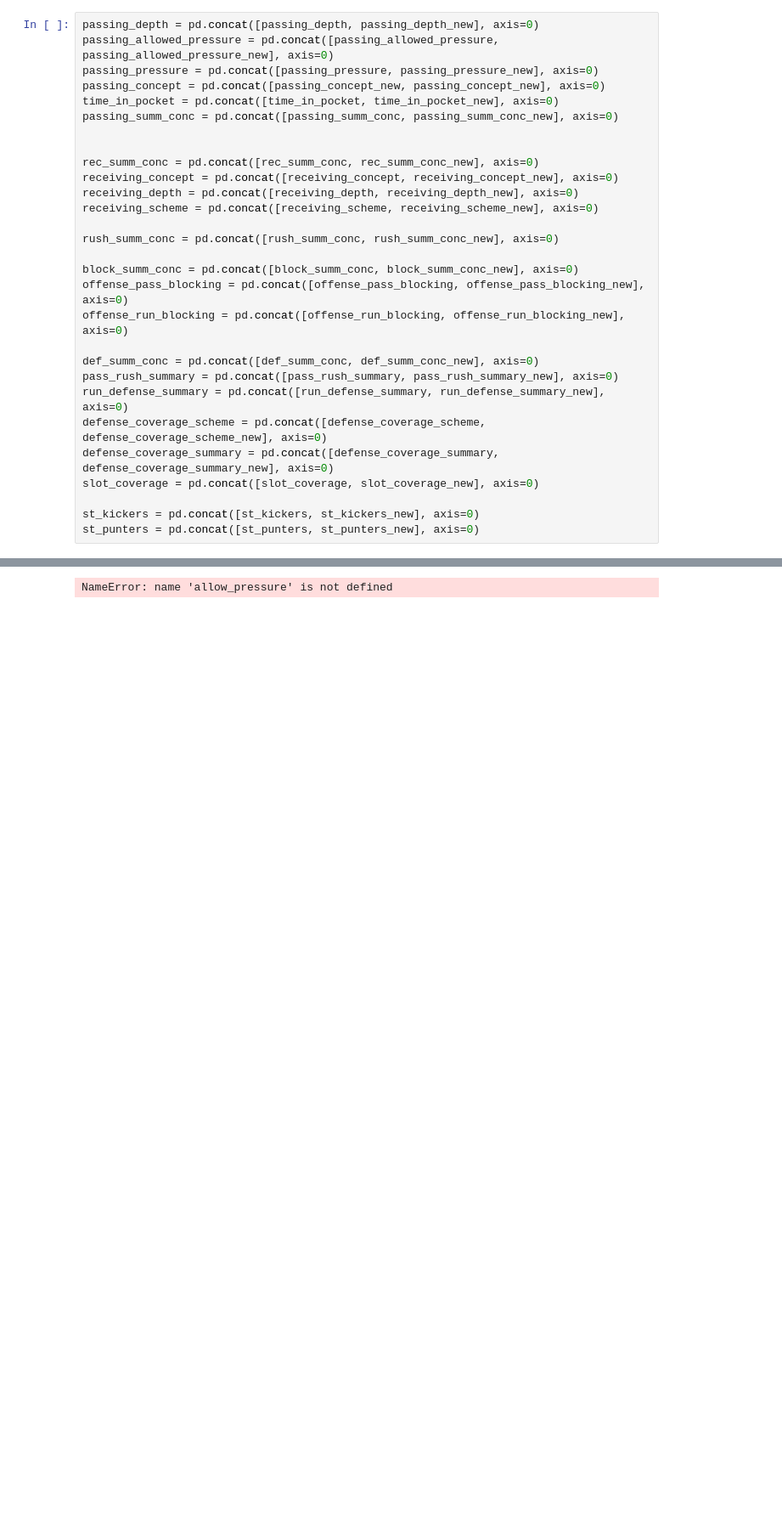
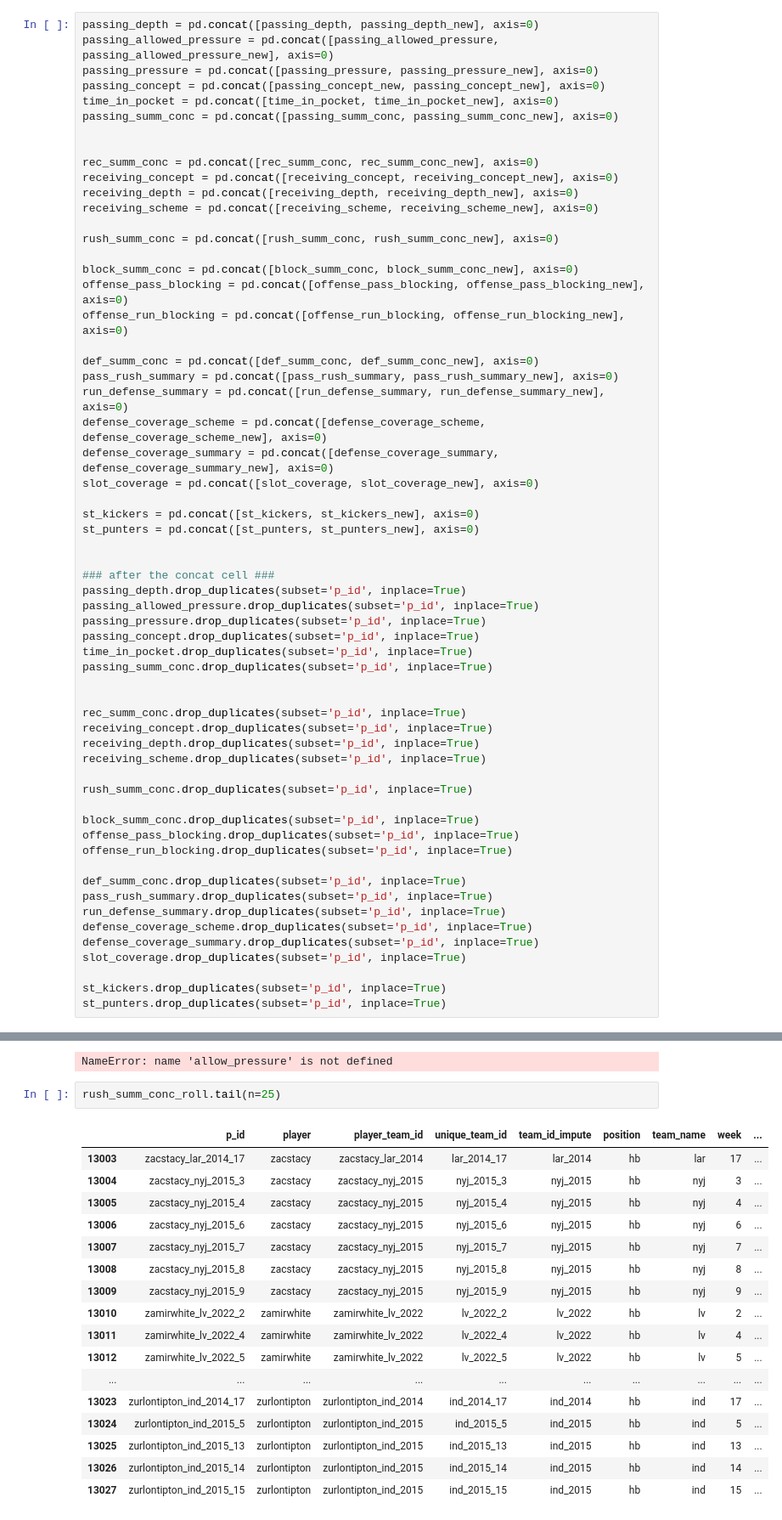
Before and after one commit to ajakks/nfl_models, a Jupyter notebook: create_modeling_data_sample_all.ipynb, the cells around one changed output, grey strips where cells are left out. Shown: that part at 85% size. Saved outputs shown, nothing was run; the diff lists cells and outputs as text; blank space fills up the shorter version.

```diff
--- a/create_modeling_data_sample_all.ipynb
+++ b/create_modeling_data_sample_all.ipynb
@@ -942,3 +966,34 @@ slot_coverage = pd.concat([slot_coverage, slot_coverage_new], axis=0)
 
 st_kickers = pd.concat([st_kickers, st_kickers_new], axis=0)
 st_punters = pd.concat([st_punters, st_punters_new], axis=0)
+
+
+### after the concat cell ###
+passing_depth.drop_duplicates(subset='p_id', inplace=True)
+passing_allowed_pressure.drop_duplicates(subset='p_id', inplace=True)
+passing_pressure.drop_duplicates(subset='p_id', inplace=True)
+passing_concept.drop_duplicates(subset='p_id', inplace=True)
+time_in_pocket.drop_duplicates(subset='p_id', inplace=True)
+passing_summ_conc.drop_duplicates(subset='p_id', inplace=True)
+
+
+rec_summ_conc.drop_duplicates(subset='p_id', inplace=True)
+receiving_concept.drop_duplicates(subset='p_id', inplace=True)
+receiving_depth.drop_duplicates(subset='p_id', inplace=True)
+receiving_scheme.drop_duplicates(subset='p_id', inplace=True)
+
+rush_summ_conc.drop_duplicates(subset='p_id', inplace=True)
+
+block_summ_conc.drop_duplicates(subset='p_id', inplace=True)
+offense_pass_blocking.drop_duplicates(subset='p_id', inplace=True)
+offense_run_blocking.drop_duplicates(subset='p_id', inplace=True)
+
+def_summ_conc.drop_duplicates(subset='p_id', inplace=True)
+pass_rush_summary.drop_duplicates(subset='p_id', inplace=True)
+run_defense_summary.drop_duplicates(subset='p_id', inplace=True)
+defense_coverage_scheme.drop_duplicates(subset='p_id', inplace=True)
+defense_coverage_summary.drop_duplicates(subset='p_id', inplace=True)
+slot_coverage.drop_duplicates(subset='p_id', inplace=True)
+
+st_kickers.drop_duplicates(subset='p_id', inplace=True)
+st_punters.drop_duplicates(subset='p_id', inplace=True)
@@ -1010,3 +1063,23 @@ st_kickers_roll = rolling(data=st_kickers, roll_value=3, roll_type='mean')
 st_punters_roll = rolling(data=st_punters, roll_value=3, roll_type='mean')
 # %% [output]
 NameError: name 'allow_pressure' is not defined
+# %%
+rush_summ_conc_roll.tail(n=25)
+# %% [output]
+|  | p_id | player | player_team_id | unique_team_id | team_id_impute | position | team_name | week | ... |
+| 13003 | zacstacy_lar_2014_17 | zacstacy | zacstacy_lar_2014 | lar_2014_17 | lar_2014 | hb | lar | 17 | ... |
+| 13004 | zacstacy_nyj_2015_3 | zacstacy | zacstacy_nyj_2015 | nyj_2015_3 | nyj_2015 | hb | nyj | 3 | ... |
+| 13005 | zacstacy_nyj_2015_4 | zacstacy | zacstacy_nyj_2015 | nyj_2015_4 | nyj_2015 | hb | nyj | 4 | ... |
+| 13006 | zacstacy_nyj_2015_6 | zacstacy | zacstacy_nyj_2015 | nyj_2015_6 | nyj_2015 | hb | nyj | 6 | ... |
+| 13007 | zacstacy_nyj_2015_7 | zacstacy | zacstacy_nyj_2015 | nyj_2015_7 | nyj_2015 | hb | nyj | 7 | ... |
+| 13008 | zacstacy_nyj_2015_8 | zacstacy | zacstacy_nyj_2015 | nyj_2015_8 | nyj_2015 | hb | nyj | 8 | ... |
+| 13009 | zacstacy_nyj_2015_9 | zacstacy | zacstacy_nyj_2015 | nyj_2015_9 | nyj_2015 | hb | nyj | 9 | ... |
+| 13010 | zamirwhite_lv_2022_2 | zamirwhite | zamirwhite_lv_2022 | lv_2022_2 | lv_2022 | hb | lv | 2 | ... |
+| 13011 | zamirwhite_lv_2022_4 | zamirwhite | zamirwhite_lv_2022 | lv_2022_4 | lv_2022 | hb | lv | 4 | ... |
+| 13012 | zamirwhite_lv_2022_5 | zamirwhite | zamirwhite_lv_2022 | lv_2022_5 | lv_2022 | hb | lv | 5 | ... |
+| ... | ... | ... | ... | ... | ... | ... | ... | ... | ... |
+| 13023 | zurlontipton_ind_2014_17 | zurlontipton | zurlontipton_ind_2014 | ind_2014_17 | ind_2014 | hb | ind | 17 | ... |
+| 13024 | zurlontipton_ind_2015_5 | zurlontipton | zurlontipton_ind_2015 | ind_2015_5 | ind_2015 | hb | ind | 5 | ... |
+| 13025 | zurlontipton_ind_2015_13 | zurlontipton | zurlontipton_ind_2015 | ind_2015_13 | ind_2015 | hb | ind | 13 | ... |
+| 13026 | zurlontipton_ind_2015_14 | zurlontipton | zurlontipton_ind_2015 | ind_2015_14 | ind_2015 | hb | ind | 14 | ... |
+| 13027 | zurlontipton_ind_2015_15 | zurlontipton | zurlontipton_ind_2015 | ind_2015_15 | ind_2015 | hb | ind | 15 | ... |
```
Also changed, not shown: parts of 9 cells of this notebook, 1 other file.
